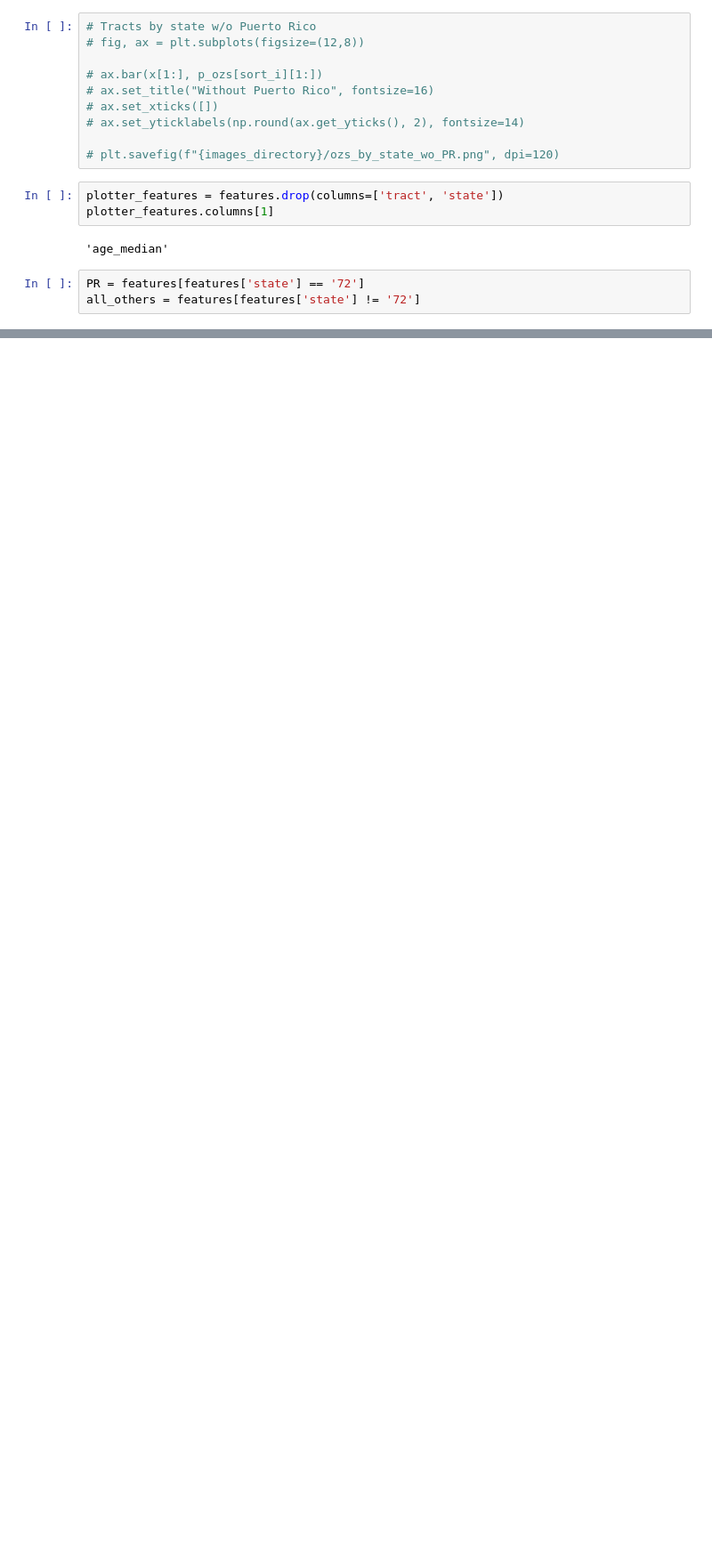
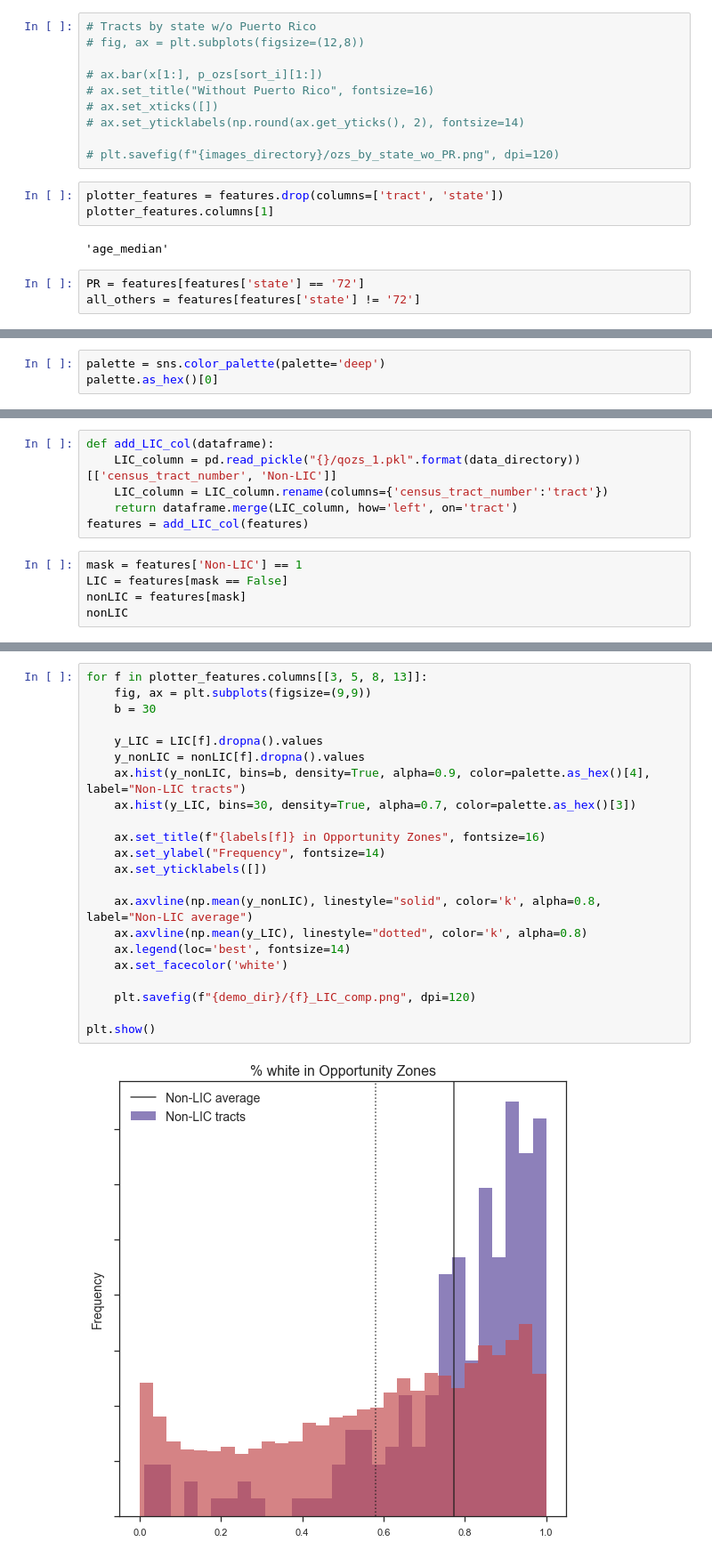
Before and after one commit to paxtonhyde/opportunity-zones, a Jupyter notebook: notebooks/eda.ipynb, the cells around one changed output, grey strips where cells are left out. Shown: that part at 89% size. Saved outputs shown, nothing was run; the diff lists cells and outputs as text; blank space fills up the shorter version.

```diff
--- a/notebooks/eda.ipynb
+++ b/notebooks/eda.ipynb
@@ -164,0 +213,3 @@ plt.show()
+# %%
+palette = sns.color_palette(palette='deep')
+palette.as_hex()[0]
@@ -164,0 +220,11 @@ plt.show()
+# %%
+def add_LIC_col(dataframe):
+    LIC_column = pd.read_pickle("{}/qozs_1.pkl".format(data_directory))[['census_tract_number', 'Non-LIC']]
+    LIC_column = LIC_column.rename(columns={'census_tract_number':'tract'})
+    return dataframe.merge(LIC_column, how='left', on='tract')
+features = add_LIC_col(features)
+# %%
+mask = features['Non-LIC'] == 1
+LIC = features[mask == False]
+nonLIC = features[mask]
+nonLIC
@@ -164,0 +253,24 @@ plt.show()
+# %%
+for f in plotter_features.columns[[3, 5, 8, 13]]:
+    fig, ax = plt.subplots(figsize=(9,9))
+    b = 30
+
+    y_LIC = LIC[f].dropna().values
+    y_nonLIC = nonLIC[f].dropna().values
+    ax.hist(y_nonLIC, bins=b, density=True, alpha=0.9, color=palette.as_hex()[4], label="Non-LIC tracts")
+    ax.hist(y_LIC, bins=30, density=True, alpha=0.7, color=palette.as_hex()[3])
+
+    ax.set_title(f"{labels[f]} in Opportunity Zones", fontsize=16)
+    ax.set_ylabel("Frequency", fontsize=14)
+    ax.set_yticklabels([])
+
+    ax.axvline(np.mean(y_nonLIC), linestyle="solid", color='k', alpha=0.8, label="Non-LIC average")
+    ax.axvline(np.mean(y_LIC), linestyle="dotted", color='k', alpha=0.8)
+    ax.legend(loc='best', fontsize=14)
+    ax.set_facecolor('white')
+
+    plt.savefig(f"{demo_dir}/{f}_LIC_comp.png", dpi=120)
+
+plt.show()
+# %% [output]
+[figure, added]
```
Also changed, not shown: parts of 17 cells of this notebook, 8 other files.
